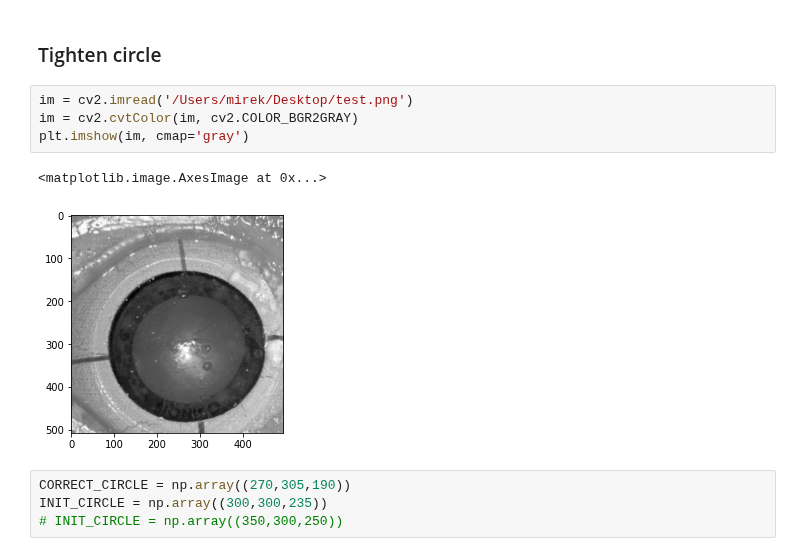
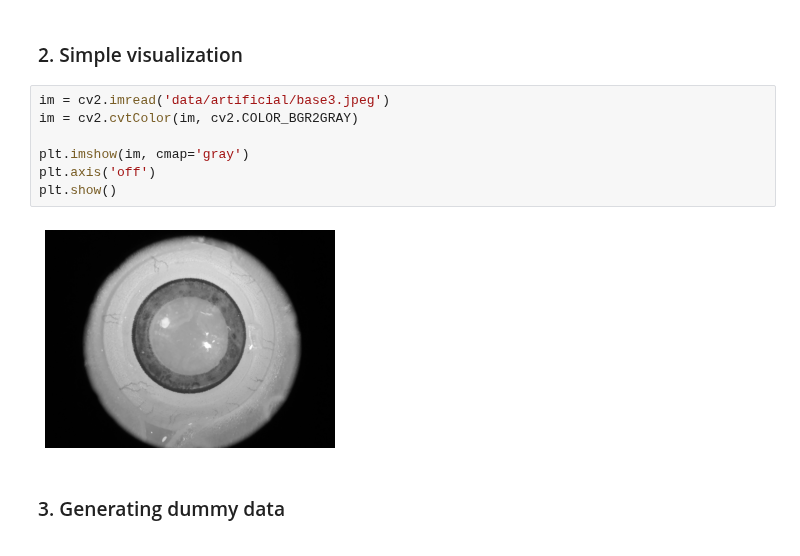
Before and after one commit to Custom-Surgical-GmbH/Cataract-Surgery-Training-Explorations, a Jupyter notebook: opencv_explorations/tighten_circle.ipynb, the cells around one changed output. Cells and saved outputs as stored; diff of their text form.

```diff
--- a/opencv_explorations/tighten_circle.ipynb
+++ b/opencv_explorations/tighten_circle.ipynb
@@ -12,14 +19,14 @@ import matplotlib.pyplot as plt
-# %% [markdown]
-### Tighten circle
+# %% [markdown]
+### 2. Simple visualization
 # %%
-im = cv2.imread('/Users/mirek/Desktop/test.png')
+im = cv2.imread('data/artificial/base3.jpeg')
 im = cv2.cvtColor(im, cv2.COLOR_BGR2GRAY)
+
 plt.imshow(im, cmap='gray')
+plt.axis('off')
+plt.show()
 # %% [output]
-<matplotlib.image.AxesImage at 0x...>
-[figure, old version]
+[figure, new version]
-# %%
-CORRECT_CIRCLE = np.array((270,305,190))
-INIT_CIRCLE = np.array((300,300,235))
-# INIT_CIRCLE = np.array((350,300,250))
+# %% [markdown]
+### 3. Generating dummy data
 # %%
```
Also changed, not shown: parts of 8 cells of this notebook, 4 other files.
